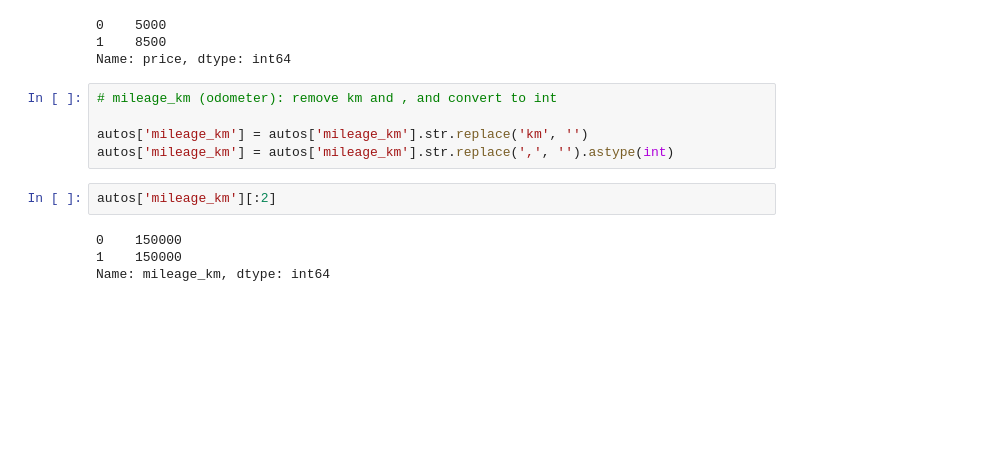
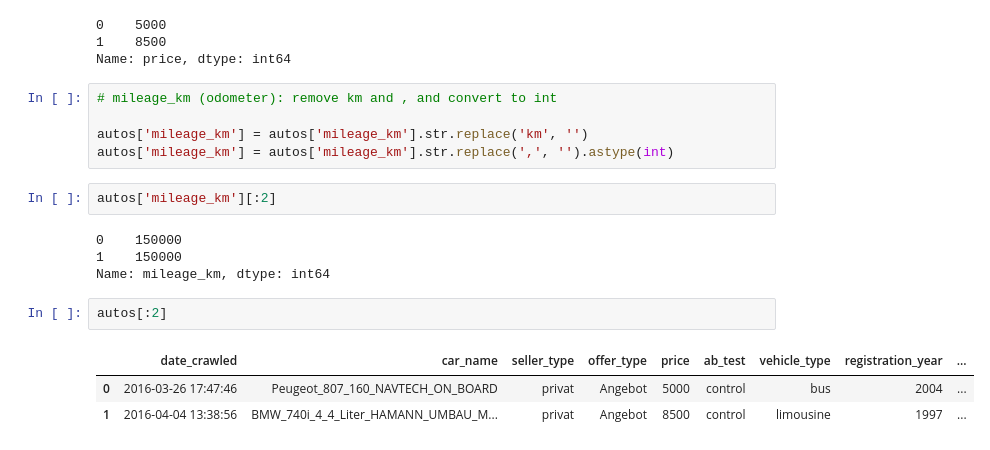
Before and after one commit to slp22/dataquest-projects, a Jupyter notebook: 2_1_dataquest-used-autos.ipynb, the cells around one changed output. Saved outputs shown, nothing was run; the diff lists cells and outputs as text; blank space fills up the shorter version.

```diff
--- a/2_1_dataquest-used-autos.ipynb
+++ b/2_1_dataquest-used-autos.ipynb
@@ -146,3 +134,9 @@ autos['mileage_km'][:2]
 0    150000
 1    150000
 Name: mileage_km, dtype: int64
+# %%
+autos[:2]
+# %% [output]
+|  | date_crawled | car_name | seller_type | offer_type | price | ab_test | vehicle_type | registration_year | ... |
+| 0 | 2016-03-26 17:47:46 | Peugeot_807_160_NAVTECH_ON_BOARD | privat | Angebot | 5000 | control | bus | 2004 | ... |
+| 1 | 2016-04-04 13:38:56 | BMW_740i_4_4_Liter_HAMANN_UMBAU_M... | privat | Angebot | 8500 | control | limousine | 1997 | ... |
```
Also changed, not shown: parts of 15 cells of this notebook.
